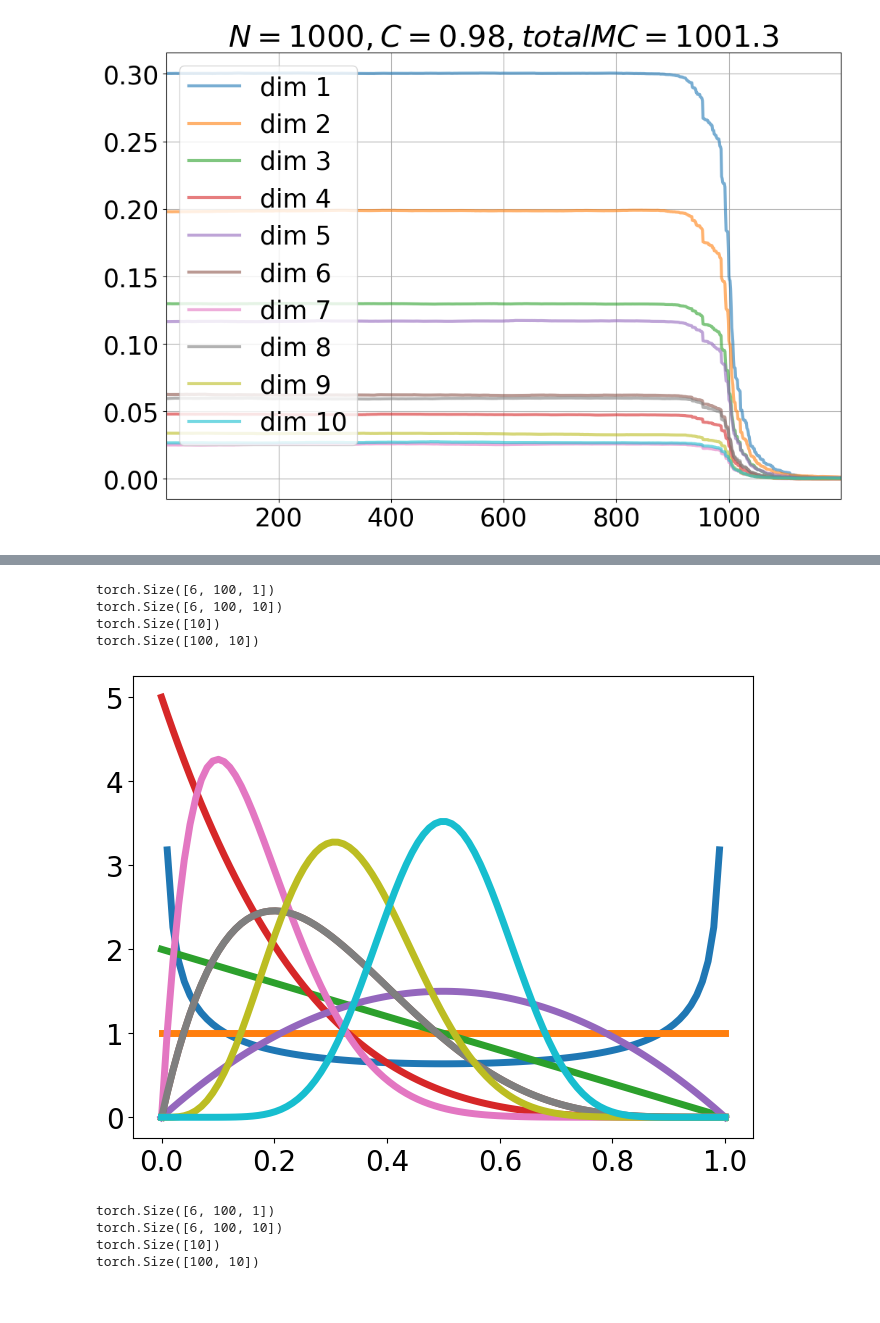
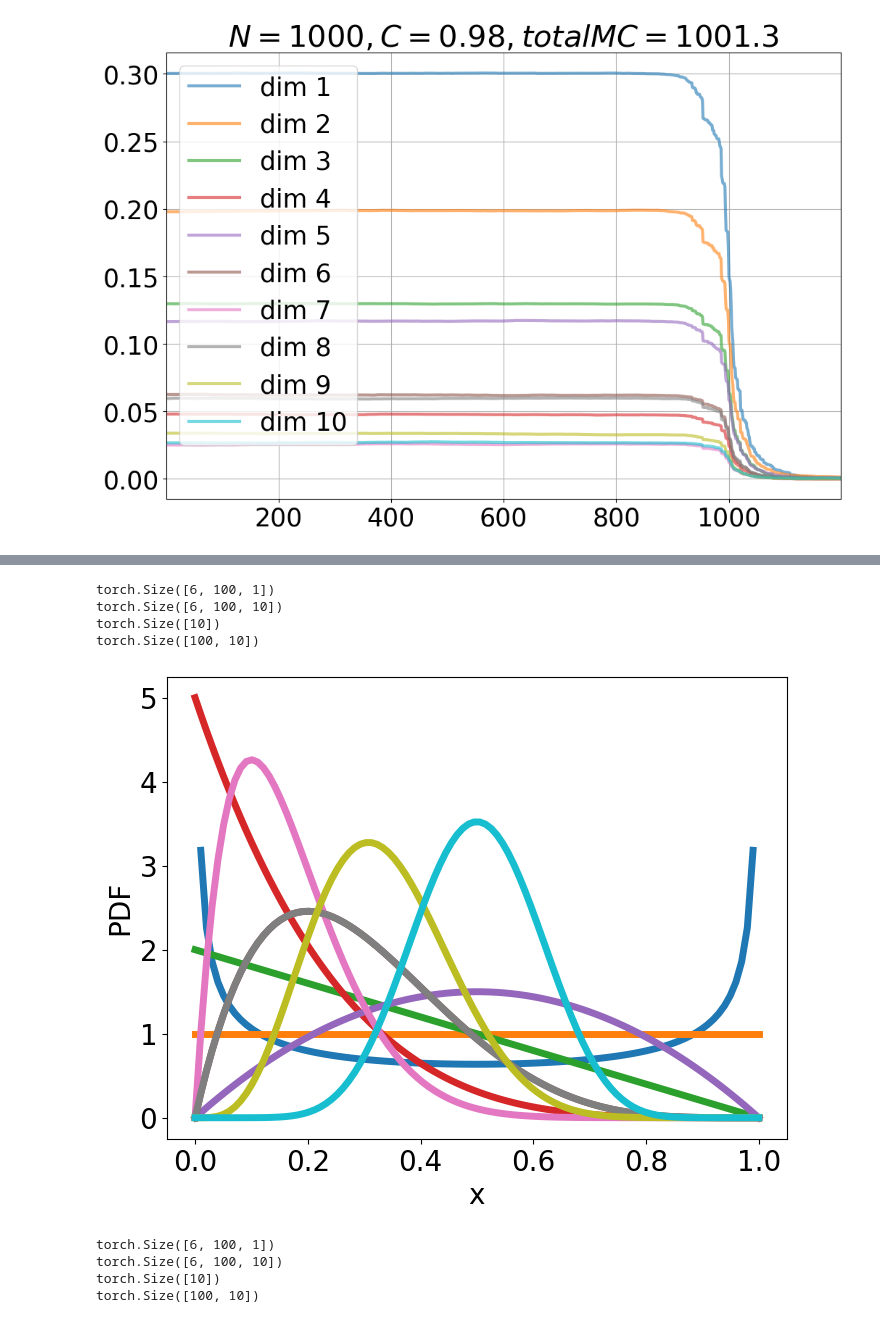
Before and after one commit to AozoraHigashi/ESN_research, a Jupyter notebook: idwin_beta_dist.ipynb, the cells around one changed output, grey strips where cells are left out. Drawn from its saved outputs; the diff is of its cells as text; code cells hidden in the pictures.

```diff
--- a/idwin_beta_dist.ipynb
+++ b/idwin_beta_dist.ipynb
@@ -115,3 +84,34 @@ plt.grid(True)
 plt.show()
 # %% [output]
 [figure]
+# %%
+
+plt.rcParams.update({'font.size': 25})
+plt.rcParams['xtick.major.pad'] = 15  # Padding for major ticks
+plt.rcParams['ytick.major.pad'] = 15  # Padding for minor ticks
+
+
+fig,ax = plt.subplots(figsize=(12,8))
+
+plt.axline((0,0),(np.sum(vars),np.sum(MCs)),c="grey",linestyle="--")
+#plt.plot(vars,MCs,"bo--")
+
+labels = ["dim "+str(d+1) for d in range(dim)]
+labels = ["d="+str(d+1) for d in range(dim)]
+
+for d in range(dim):
+    #plt.scatter(vars[d],MCs[d],s=100,label=labels[d])
+    plt.scatter(vars[d],MCs[d],s=150,label=labels[d])
+
+plt.legend(loc="upper left", bbox_to_anchor=(1, 1))
+
+#plt.grid(True)
+plt.xlim(0,np.max(vars)*1.05)
+plt.ylim(0,np.max(MCs)*1.05)
+#plt.xlabel(r"$\sigma^2 (u_{k}(t))$")
+plt.xlabel(r"$\langle u_k(t)^2 \rangle$")
+plt.ylabel(r"$MC_d$")
+plt.tight_layout()
+if 1:
+    fig.savefig("./graphs/slide/idwin_10beta.png")
+    fig.savefig("./graphs/slide/idwin_10beta.eps")
@@ -122,36 +125,37 @@ x_2d = torch.stack([x.unsqueeze(1)]* 6)
 pdf_3d = torch.exp(m.log_prob(x_2d))
 means = m.mean
 pdfs = pdf_3d[0]
 
 print(x_2d.shape)
 print(pdf_3d.shape)
 print(means.shape)
 print(pdfs.shape)
 
 plt.figure(figsize=(8,6))
 
 
 plt.rcParams.update({'font.size': 20})
 for i in range(alphas.shape[0]):
     # Compute the PDF for each x-value
     # Plot the PDF
     x_i = x
     plt.plot(x_i.cpu().numpy(), pdfs[:,i].cpu().numpy(), label=f'({alphas[i]}, {betas[i]})',linewidth=5)
 """
 plt.title('Probability Distribution Function of Beta Distributions')
+"""
 plt.xlabel('x')
 plt.ylabel('PDF')
-"""
 #plt.legend().set_loc(1)
-
+if 1:
+    plt.savefig("./graphs/slide/10beta_dists_pdf.eps")
 #plt.legend(title="(α,β)")
 plt.show()
 # %% [output]
 torch.Size([6, 100, 1])
 torch.Size([6, 100, 10])
 torch.Size([10])
 torch.Size([100, 10])
-[figure, old version]
+[figure, new version]
 # %%
 x = torch.linspace(0, 1, 100)
 x_2d = torch.stack([x.unsqueeze(1)]* 6)
```
Also changed, not shown: parts of 5 cells of this notebook, 9 other files.
